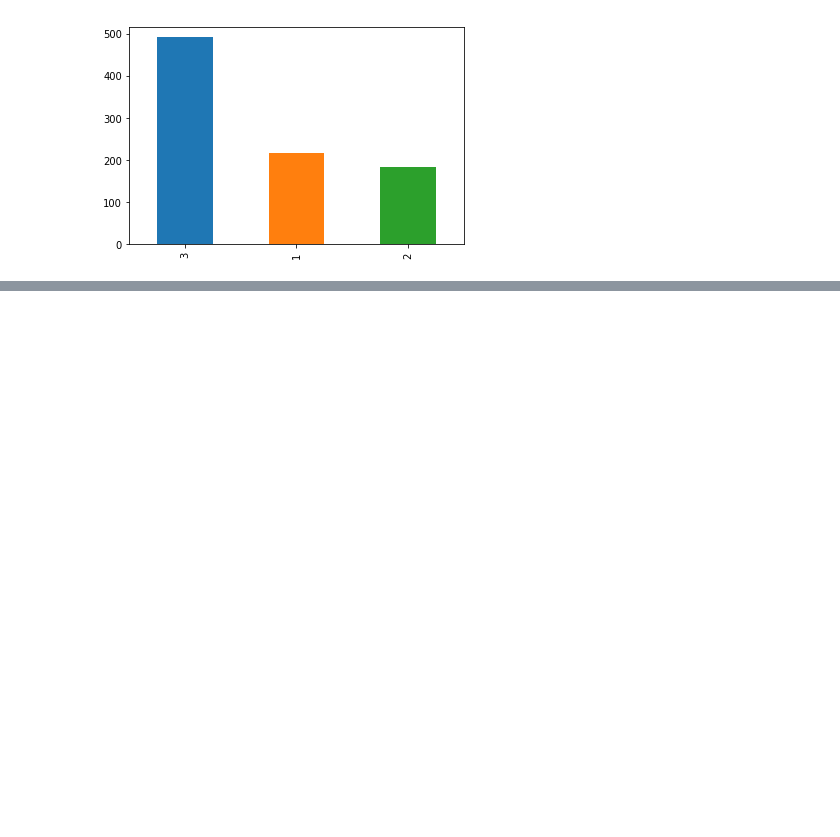
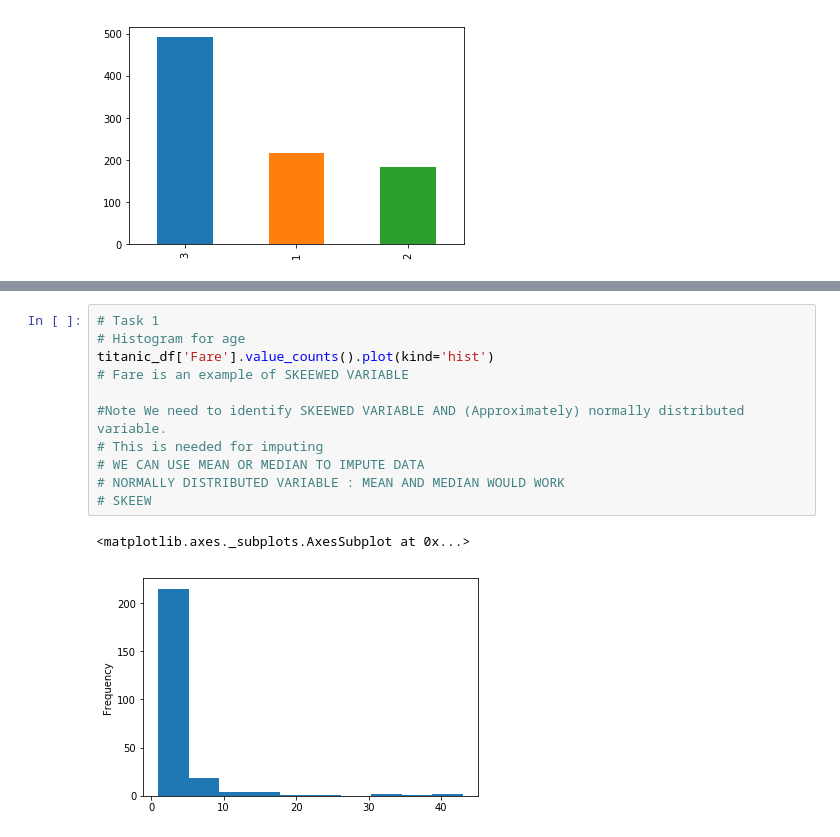
Before and after one commit to PRkudupu/Titanic-ML-Disaster, a Jupyter notebook: Survival.ipynb, the cells around one changed output, grey strips where cells are left out. Cells and saved outputs as stored; diff of their text form; blank space fills up the shorter version.

```diff
--- a/Survival.ipynb
+++ b/Survival.ipynb
@@ -219,0 +233,14 @@ titanic_df['Pclass'].value_counts().plot(kind='bar')
+# %%
+# Task 1
+# Histogram for age
+titanic_df['Fare'].value_counts().plot(kind='hist')
+# Fare is an example of SKEEWED VARIABLE
+
+#Note We need to identify SKEEWED VARIABLE AND (Approximately) normally distributed variable.
+# This is needed for imputing
+# WE CAN USE MEAN OR MEDIAN TO IMPUTE DATA
+# NORMALLY DISTRIBUTED VARIABLE : MEAN AND MEDIAN WOULD WORK
+# SKEEW
+# %% [output]
+<matplotlib.axes._subplots.AxesSubplot at 0x...>
+[figure, added]
```
Also changed, not shown: parts of 17 cells of this notebook.
